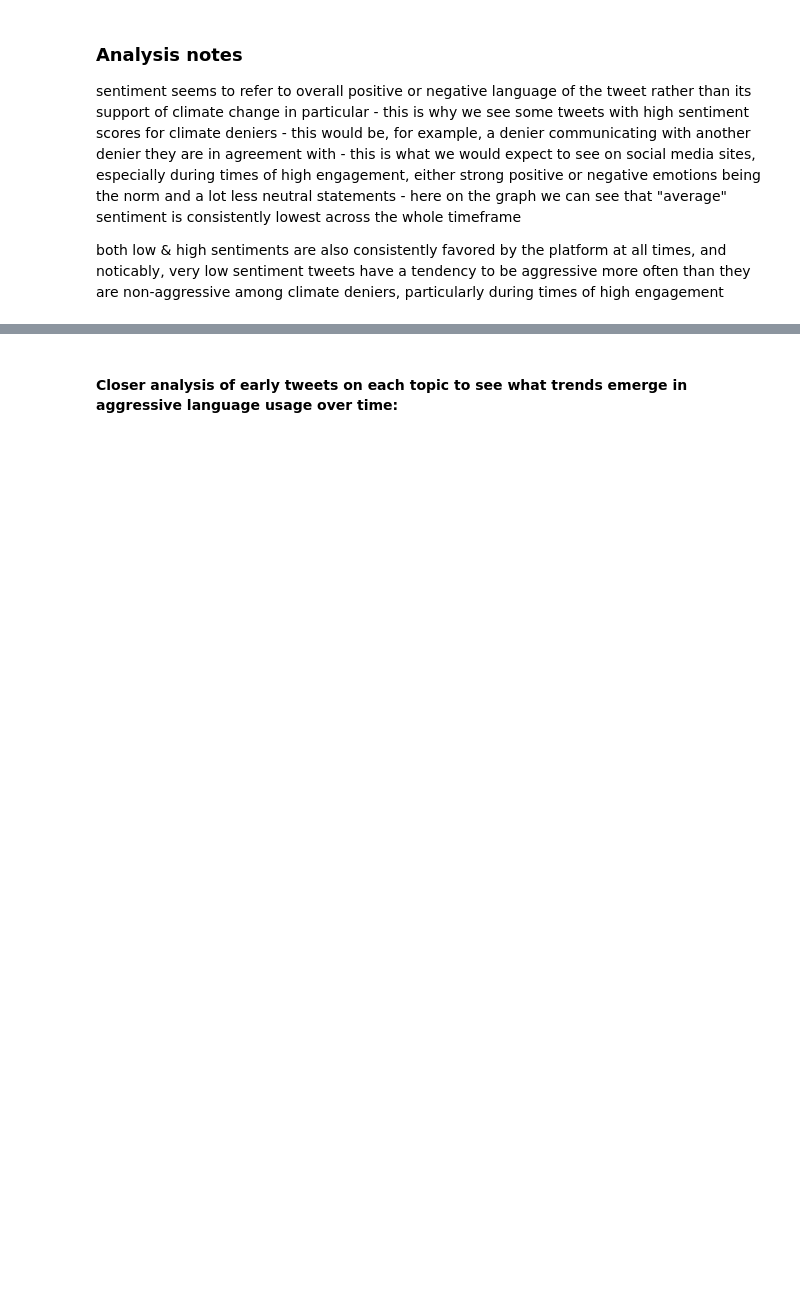
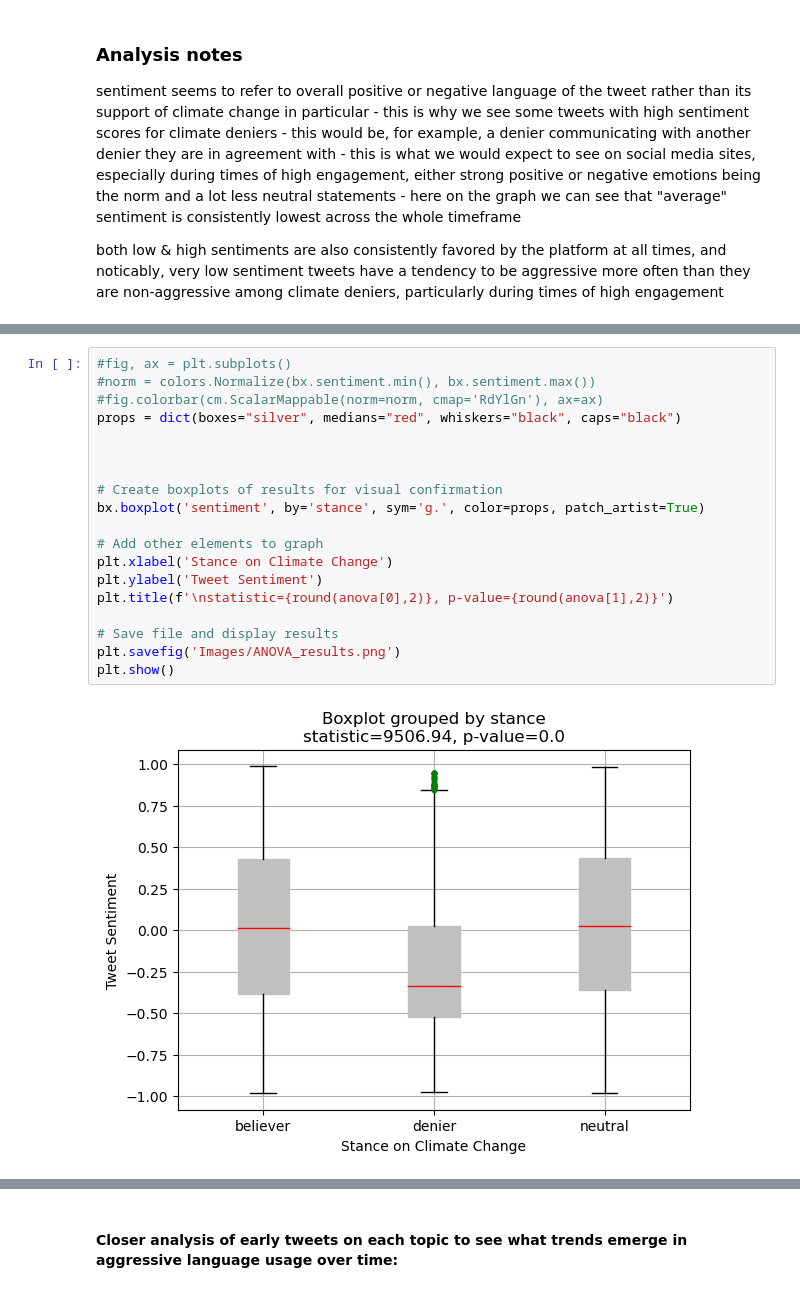
Before and after one commit to andcetera/Twitter-climate-change-sentiment, a Jupyter notebook: Tracking_Deniers_Over_Time.ipynb, the cells around one changed output, grey strips where cells are left out. Cells and saved outputs as stored; diff of their text form; blank space fills up the shorter version.

```diff
--- a/Tracking_Deniers_Over_Time.ipynb
+++ b/Tracking_Deniers_Over_Time.ipynb
@@ -185,0 +215,21 @@ both low & high sentiments are also consistently favored by the platform at all
+# %%
+#fig, ax = plt.subplots()
+#norm = colors.Normalize(bx.sentiment.min(), bx.sentiment.max())
+#fig.colorbar(cm.ScalarMappable(norm=norm, cmap='RdYlGn'), ax=ax)
+props = dict(boxes="silver", medians="red", whiskers="black", caps="black")
+
+
+
+# Create boxplots of results for visual confirmation
+bx.boxplot('sentiment', by='stance', sym='g.', color=props, patch_artist=True)
+
+# Add other elements to graph
+plt.xlabel('Stance on Climate Change')
+plt.ylabel('Tweet Sentiment')
+plt.title(f'\nstatistic={round(anova[0],2)}, p-value={round(anova[1],2)}')
+
+# Save file and display results
+plt.savefig('Images/ANOVA_results.png')
+plt.show()
+# %% [output]
+[figure, added]
```
Also changed, not shown: parts of 14 cells of this notebook, 2 other files.
